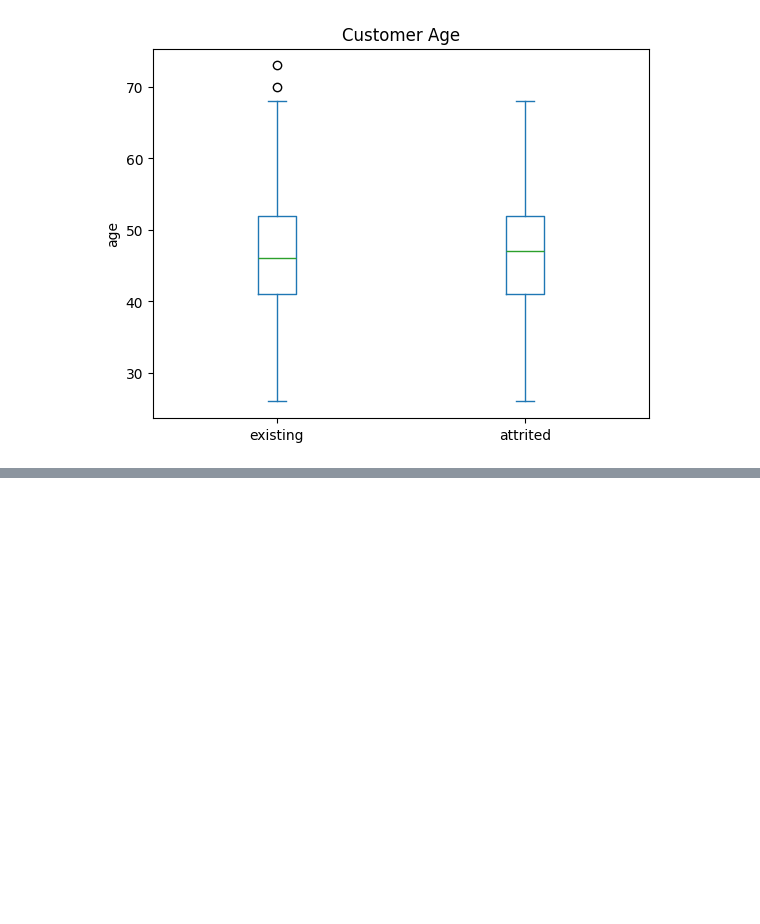
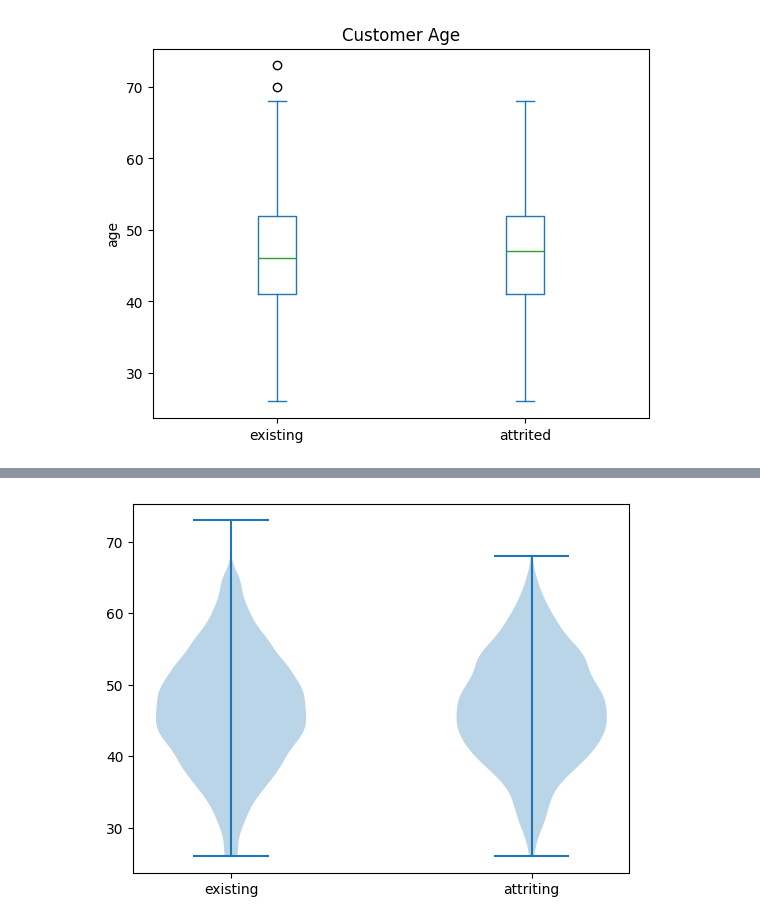
Before and after one commit to aliifam/ppd, a Jupyter notebook: ppd/pekan3/eda.ipynb, the cells around one changed output, grey strips where cells are left out. Saved outputs shown, nothing was run; the diff lists cells and outputs as text; code cells hidden in the pictures; blank space fills up the shorter version.

```diff
--- a/ppd/pekan3/eda.ipynb
+++ b/ppd/pekan3/eda.ipynb
@@ -281,0 +295,12 @@ plt.show()
+# %%
+#pakai dataset churn
+data1 = existing_data['Customer_Age'].values
+data2 = attriting_data['Customer_Age'].values
+mydict = {'existing': data1, 'attrited': data2}
+
+plt.violinplot(list(mydict.values()))
+
+plt.xticks([1,2], labels=list(mydict.keys()))
+plt.show()
+# %% [output]
+[figure, added]
```
Also changed, not shown: parts of 3 cells of this notebook, 1 other file.
